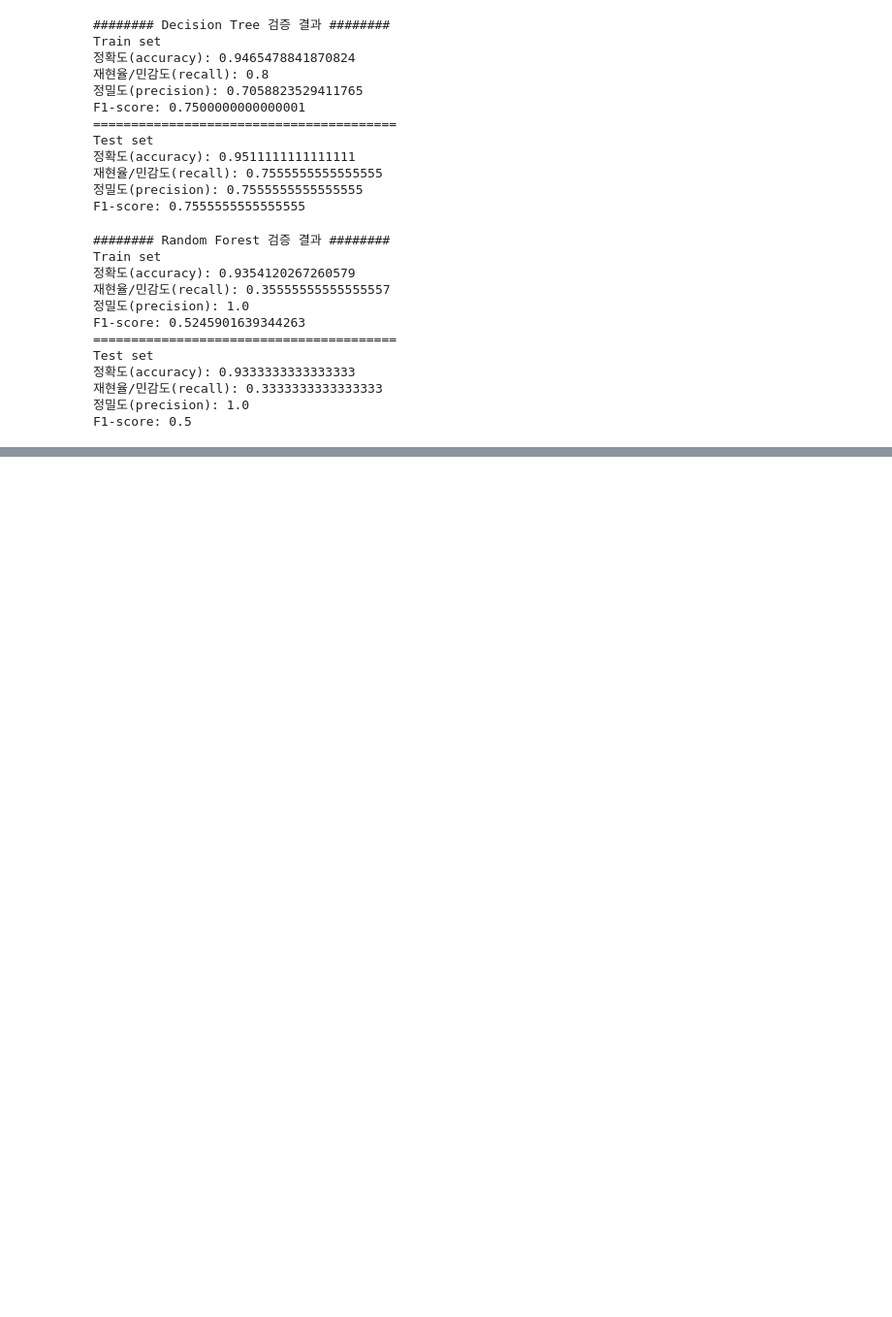
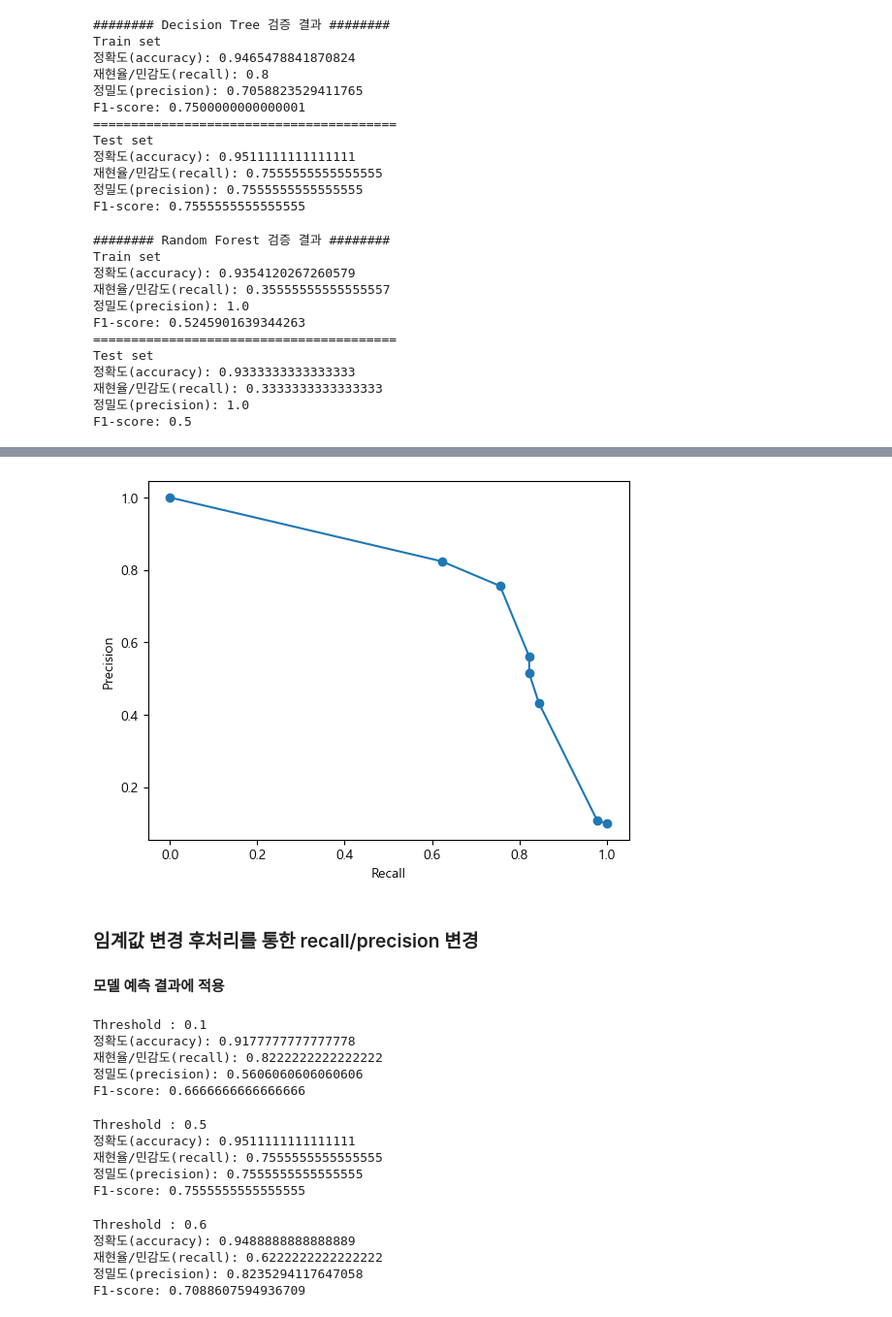
Before and after one commit to 1ee1hee/Machine_Learning, a Jupyter notebook: 분류 평가지표.ipynb, the cells around one changed output, grey strips where cells are left out. Shown: that part at 97% size. Cells and saved outputs as stored; diff of their text form; code cells hidden in the pictures; blank space fills up the shorter version.

```diff
--- a/분류 평가지표.ipynb
+++ b/분류 평가지표.ipynb
@@ -412,0 +508,40 @@ F1-score: 0.5
+# %%
+plt.plot(prc_df['Recall'], prc_df['Precision'], marker = 'o')
+plt.xlabel('Recall')
+plt.ylabel('Precision')
+plt.show()
+# %% [output]
+[figure, added]
+# %% [markdown]
+### 임계값 변경 후처리를 통한 recall/precision 변경
+#### 모델 예측 결과에 적용
+# %%
+# test set
+pos_test_tree = tree.predict_proba(X_test)[:, 1]
+
+pred_test_tree = np.where(pos_test_tree > 0.1, 1, 0)
+print_metrics_classification(y_test, pred_test_tree, title='Threshold : 0.1')
+# %% [output]
+Threshold : 0.1
+정확도(accuracy): 0.9177777777777778
+재현율/민감도(recall): 0.8222222222222222
+정밀도(precision): 0.5606060606060606
+F1-score: 0.6666666666666666
+# %%
+pred_test_tree = np.where(pos_test_tree > 0.5, 1, 0)
+print_metrics_classification(y_test, pred_test_tree, title = 'Threshold : 0.5')
+# %% [output]
+Threshold : 0.5
+정확도(accuracy): 0.9511111111111111
+재현율/민감도(recall): 0.7555555555555555
+정밀도(precision): 0.7555555555555555
+F1-score: 0.7555555555555555
+# %%
+pred_test_tree = np.where(pos_test_tree > 0.6, 1, 0)
+print_metrics_classification(y_test, pred_test_tree, title = 'Threshold : 0.6')
+# %% [output]
+Threshold : 0.6
+정확도(accuracy): 0.9488888888888889
+재현율/민감도(recall): 0.6222222222222222
+정밀도(precision): 0.8235294117647058
+F1-score: 0.7088607594936709
```
Also changed, not shown: parts of 28 cells of this notebook.
